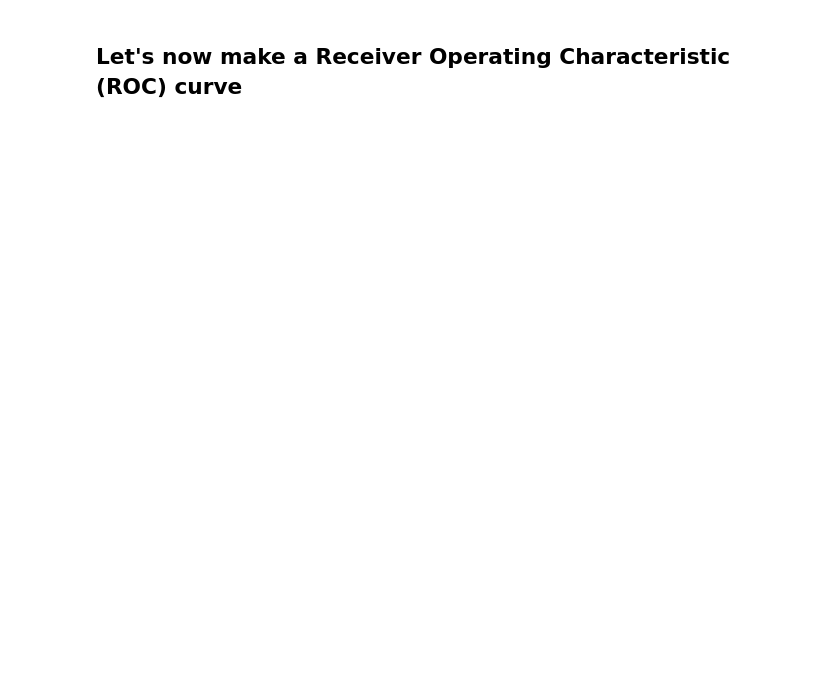
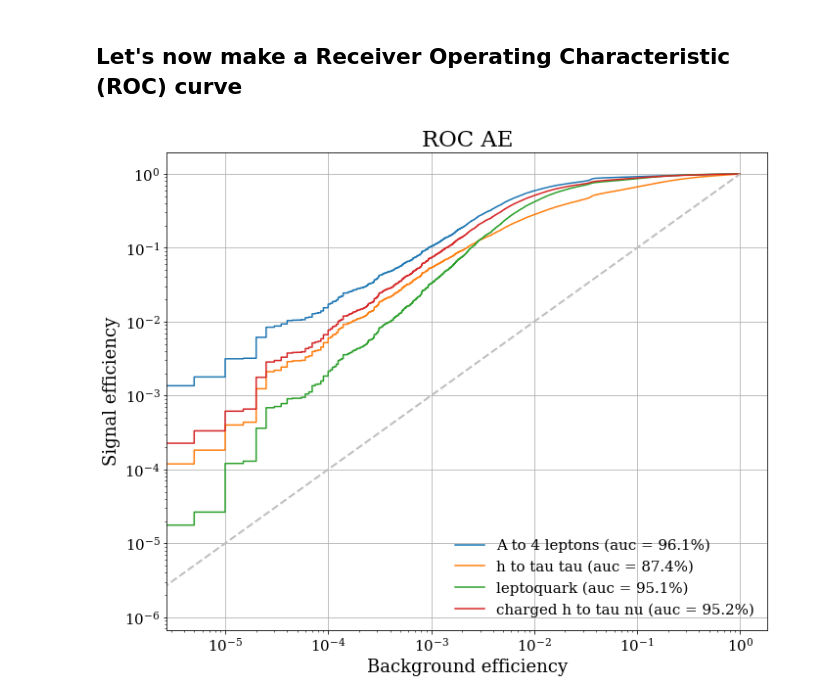
Before and after one commit to ViniciusMikuni/ADC2021-examplecode, a Jupyter notebook: Dense_AE.ipynb, the cells around one changed output. Saved outputs shown, nothing was run; the diff lists cells and outputs as text; code cells hidden in the pictures; blank space fills up the shorter version.

```diff
--- a/Dense_AE.ipynb
+++ b/Dense_AE.ipynb
@@ -143,27 +189,28 @@ labels = np.concatenate([['Background'], np.array(signal_labels)])
 # %%
 target_background = np.zeros(total_loss[0].shape[0])
 
 plt.figure(figsize=(10,8))
 for i, label in enumerate(labels):
     if i == 0: continue # background events
 
     trueVal = np.concatenate((np.ones(total_loss[i].shape[0]), target_background)) # anomaly=1, bkg=0
     predVal_loss = np.concatenate((total_loss[i], total_loss[0]))
 
     fpr_loss, tpr_loss, threshold_loss = roc_curve(trueVal, predVal_loss)
 
     auc_loss = auc(fpr_loss, tpr_loss)
 
     plt.plot(fpr_loss, tpr_loss, "-", label='%s (auc = %.1f%%)'%(label,auc_loss*100.), linewidth=1.5)
 
     plt.semilogx()
     plt.semilogy()
     plt.ylabel("Signal efficiency")
     plt.xlabel("Background efficiency")
     plt.legend(loc='best')
     plt.grid(True)
     plt.tight_layout()
 plt.plot(np.linspace(0, 1),np.linspace(0, 1), '--', color='0.75')
-plt.axvline(0.00001, color='red', linestyle='dashed', linewidth=1) # threshold value for measuring anomaly detection efficiency
 plt.title("ROC AE")
 plt.show()
+# %% [output]
+[figure, added]
```
Also changed, not shown: parts of 8 cells of this notebook, 1 other file.
